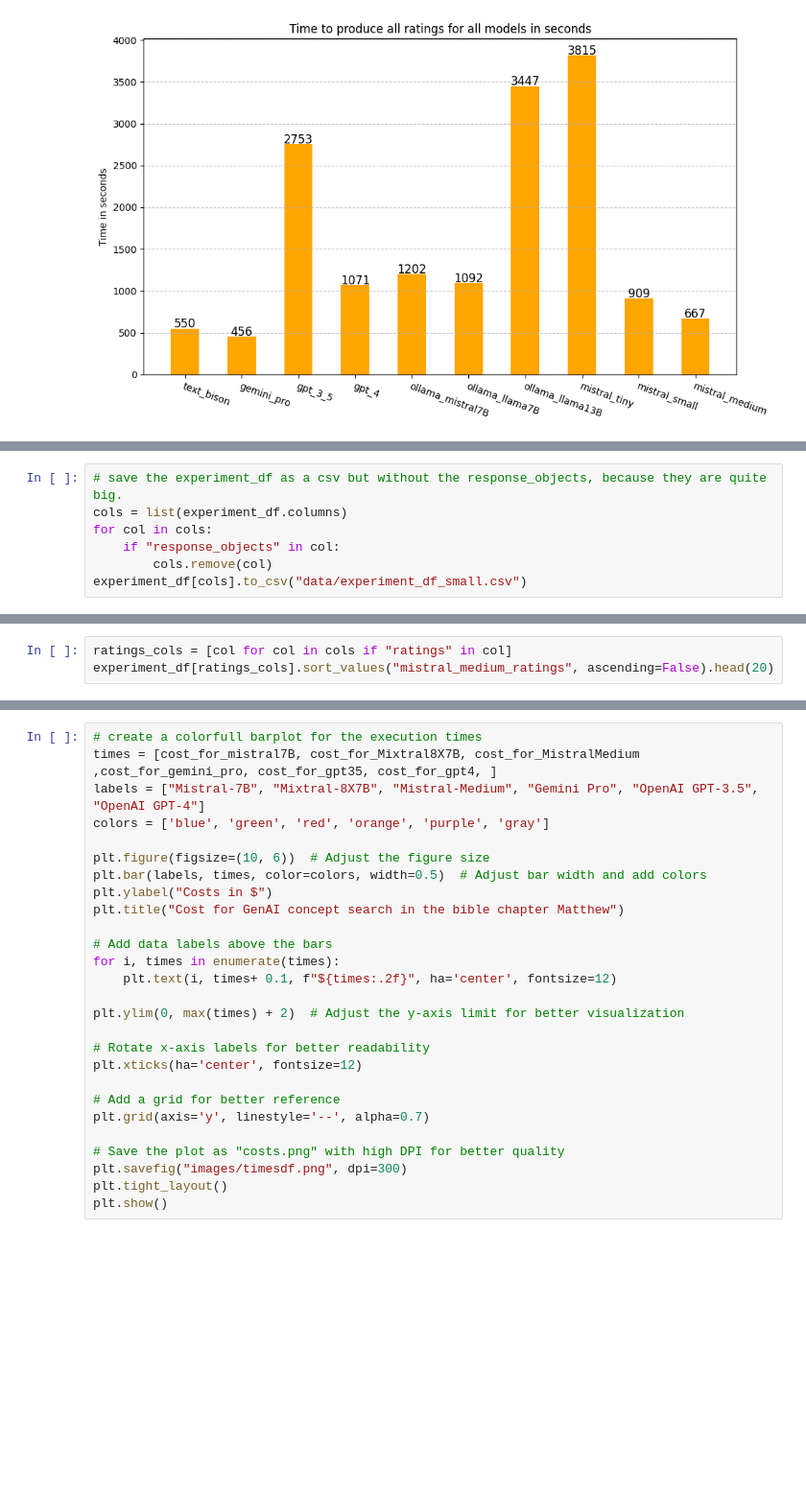
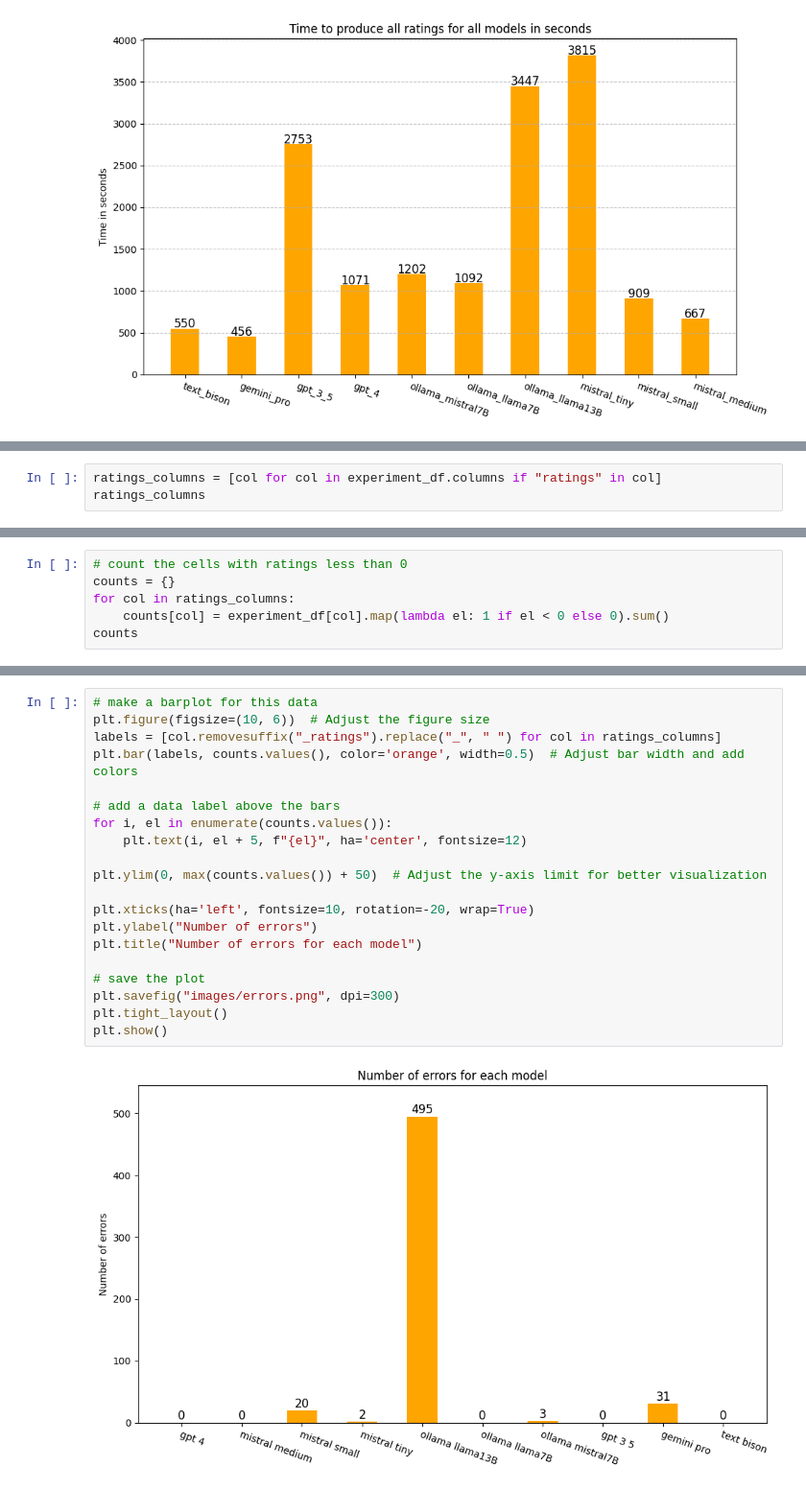
Before and after one commit to walkerdustin/genAI-concept-search, a Jupyter notebook: experiment_notebook.ipynb, the cells around one changed output, grey strips where cells are left out. Shown at 96% size. Saved outputs shown, nothing was run; the diff lists cells and outputs as text; blank space fills up the shorter version.

Commit message:
add plot for reliability

```diff
--- a/experiment_notebook.ipynb
+++ b/experiment_notebook.ipynb
@@ -1074,7 +1057,0 @@ Index(['vers_text', 'bible_vers_id', 'mistral_medium_response_objects',
-# %%
-# save the experiment_df as a csv but without the response_objects, because they are quite big.
-cols = list(experiment_df.columns)
-for col in cols:
-    if "response_objects" in col:
-        cols.remove(col)
-experiment_df[cols].to_csv("data/experiment_df_small.csv")
@@ -1081,4 +1062,4 @@ experiment_df[cols].to_csv("data/experiment_df_small.csv")
 # %%
-ratings_cols = [col for col in cols if "ratings" in col]
-experiment_df[ratings_cols].sort_values("mistral_medium_ratings", ascending=False).head(20)
+ratings_columns = [col for col in experiment_df.columns if "ratings" in col]
+ratings_columns
 # %% [output]
@@ -1103,0 +1076,6 @@ experiment_df[ratings_cols].sort_values("mistral_medium_ratings", ascending=Fals
+# %%
+# count the cells with ratings less than 0
+counts = {}
+for col in ratings_columns:
+    counts[col] = experiment_df[col].map(lambda el: 1 if el < 0 else 0).sum()
+counts
@@ -1104,27 +1093,22 @@ experiment_df[ratings_cols].sort_values("mistral_medium_ratings", ascending=Fals
 # %%
-# create a colorfull barplot for the execution times
-times = [cost_for_mistral7B, cost_for_Mixtral8X7B, cost_for_MistralMedium ,cost_for_gemini_pro, cost_for_gpt35, cost_for_gpt4, ]
-labels = ["Mistral-7B", "Mixtral-8X7B", "Mistral-Medium", "Gemini Pro", "OpenAI GPT-3.5", "OpenAI GPT-4"]
-colors = ['blue', 'green', 'red', 'orange', 'purple', 'gray']
+# make a barplot for this data
+plt.figure(figsize=(10, 6))  # Adjust the figure size
+labels = [col.removesuffix("_ratings").replace("_", " ") for col in ratings_columns]
+plt.bar(labels, counts.values(), color='orange', width=0.5)  # Adjust bar width and add colors
 
-plt.figure(figsize=(10, 6))  # Adjust the figure size
-plt.bar(labels, times, color=colors, width=0.5)  # Adjust bar width and add colors
-plt.ylabel("Costs in $")
-plt.title("Cost for GenAI concept search in the bible chapter Matthew")
+# add a data label above the bars
+for i, el in enumerate(counts.values()):
+    plt.text(i, el + 5, f"{el}", ha='center', fontsize=12)
 
-# Add data labels above the bars
-for i, times in enumerate(times):
-    plt.text(i, times+ 0.1, f"${times:.2f}", ha='center', fontsize=12)
+plt.ylim(0, max(counts.values()) + 50)  # Adjust the y-axis limit for better visualization
 
-plt.ylim(0, max(times) + 2)  # Adjust the y-axis limit for better visualization
+plt.xticks(ha='left', fontsize=10, rotation=-20, wrap=True)
+plt.ylabel("Number of errors")
+plt.title("Number of errors for each model")
 
-# Rotate x-axis labels for better readability
-plt.xticks(ha='center', fontsize=12)
-
-# Add a grid for better reference
-plt.grid(axis='y', linestyle='--', alpha=0.7)
-
-# Save the plot as "costs.png" with high DPI for better quality
-plt.savefig("images/timesdf.png", dpi=300)
+# save the plot
+plt.savefig("images/errors.png", dpi=300)
 plt.tight_layout()
 plt.show()
+# %% [output]
+[figure, added]
```
Also changed, not shown: parts of 11 cells of this notebook, 2 other files.
